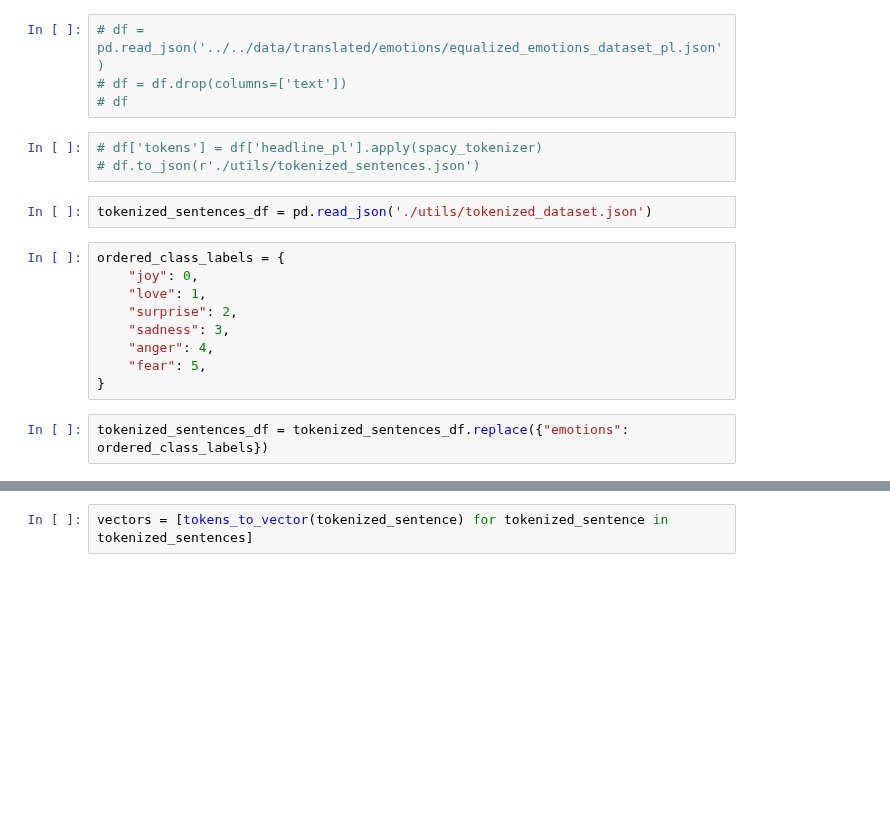
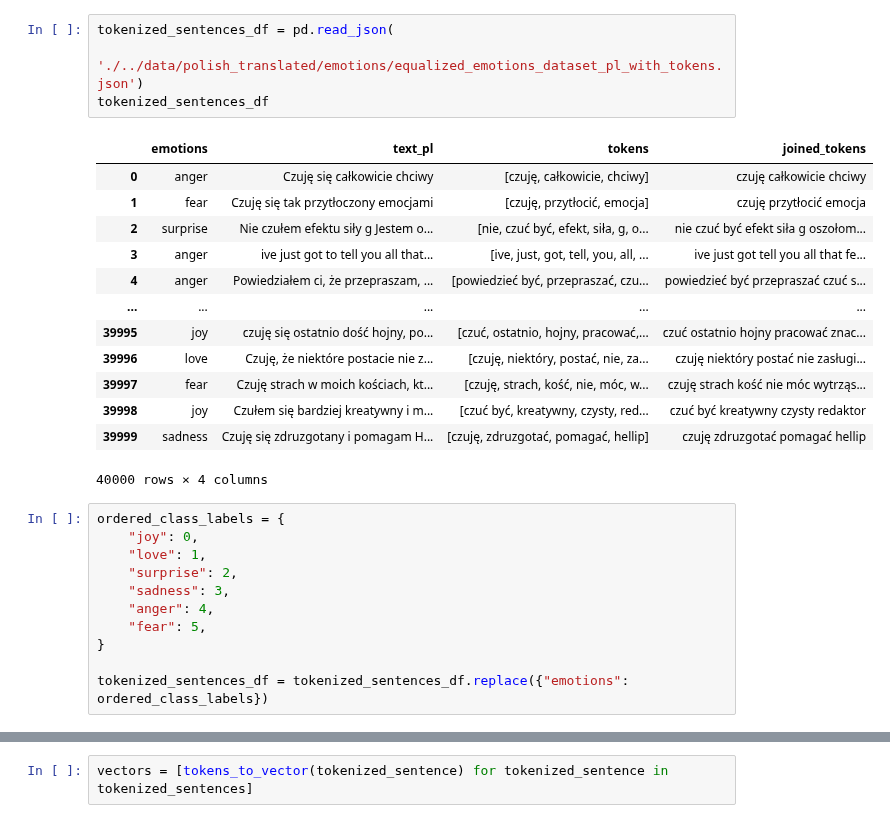
Before and after one commit to arsemi337/nlp-models, a Jupyter notebook: notebooks/emotions_pl_word2vec_external.ipynb, the cells around one changed output, grey strips where cells are left out. Saved outputs shown, nothing was run; the diff lists cells and outputs as text; blank space fills up the shorter version.

Commit message:
emotions with joined tokens

```diff
--- a/notebooks/emotions_pl_word2vec_external.ipynb
+++ b/notebooks/emotions_pl_word2vec_external.ipynb
@@ -49,12 +57,21 @@ def tokens_to_vector(sentence):
-# %%
-# df = pd.read_json('../../data/translated/emotions/equalized_emotions_dataset_pl.json')
-# df = df.drop(columns=['text'])
-# df
-# %%
-# df['tokens'] = df['headline_pl'].apply(spacy_tokenizer)
-# df.to_json(r'./utils/tokenized_sentences.json')
 # %%
-tokenized_sentences_df = pd.read_json('./utils/tokenized_dataset.json')
+tokenized_sentences_df = pd.read_json(
+    './../data/polish_translated/emotions/equalized_emotions_dataset_pl_with_tokens.json')
+tokenized_sentences_df
+# %% [output]
+|  | emotions | text_pl | tokens | joined_tokens |
+| 0 | anger | Czuję się całkowicie chciwy | [czuję, całkowicie, chciwy] | czuję całkowicie chciwy |
+| 1 | fear | Czuję się tak przytłoczony emocjami | [czuję, przytłocić, emocja] | czuję przytłocić emocja |
+| 2 | surprise | Nie czułem efektu siły g Jestem o... | [nie, czuć być, efekt, siła, g, o... | nie czuć być efekt siła g oszołom... |
+| 3 | anger | ive just got to tell you all that... | [ive, just, got, tell, you, all, ... | ive just got tell you all that fe... |
+| 4 | anger | Powiedziałem ci, że przepraszam, ... | [powiedzieć być, przepraszać, czu... | powiedzieć być przepraszać czuć s... |
+| ... | ... | ... | ... | ... |
+| 39995 | joy | czuję się ostatnio dość hojny, po... | [czuć, ostatnio, hojny, pracować,... | czuć ostatnio hojny pracować znac... |
+| 39996 | love | Czuję, że niektóre postacie nie z... | [czuję, niektóry, postać, nie, za... | czuję niektóry postać nie zasługi... |
+| 39997 | fear | Czuję strach w moich kościach, kt... | [czuję, strach, kość, nie, móc, w... | czuję strach kość nie móc wytrząs... |
+| 39998 | joy | Czułem się bardziej kreatywny i m... | [czuć być, kreatywny, czysty, red... | czuć być kreatywny czysty redaktor |
+| 39999 | sadness | Czuję się zdruzgotany i pomagam H... | [czuję, zdruzgotać, pomagać, hellip] | czuję zdruzgotać pomagać hellip |
+40000 rows × 4 columns
 # %%
 ordered_class_labels = {
     "joy": 0,
@@ -64,5 +81,5 @@ ordered_class_labels = {
     "anger": 4,
     "fear": 5,
 }
+
+tokenized_sentences_df = tokenized_sentences_df.replace({"emotions": ordered_class_labels})
-# %%
-tokenized_sentences_df = tokenized_sentences_df.replace({"emotions": ordered_class_labels})
```
Also changed, not shown: parts of 20 cells of this notebook, 1 other file.
